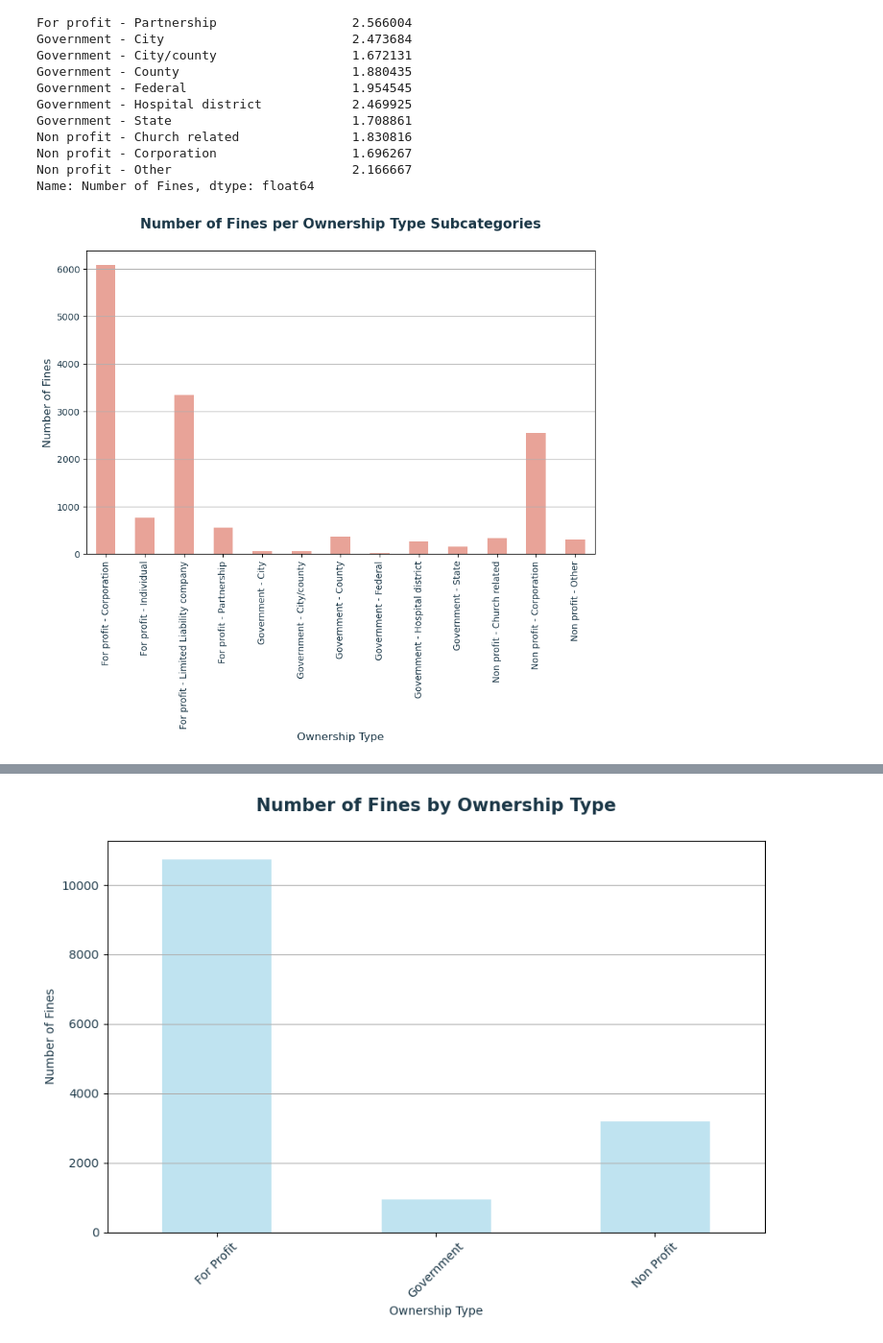
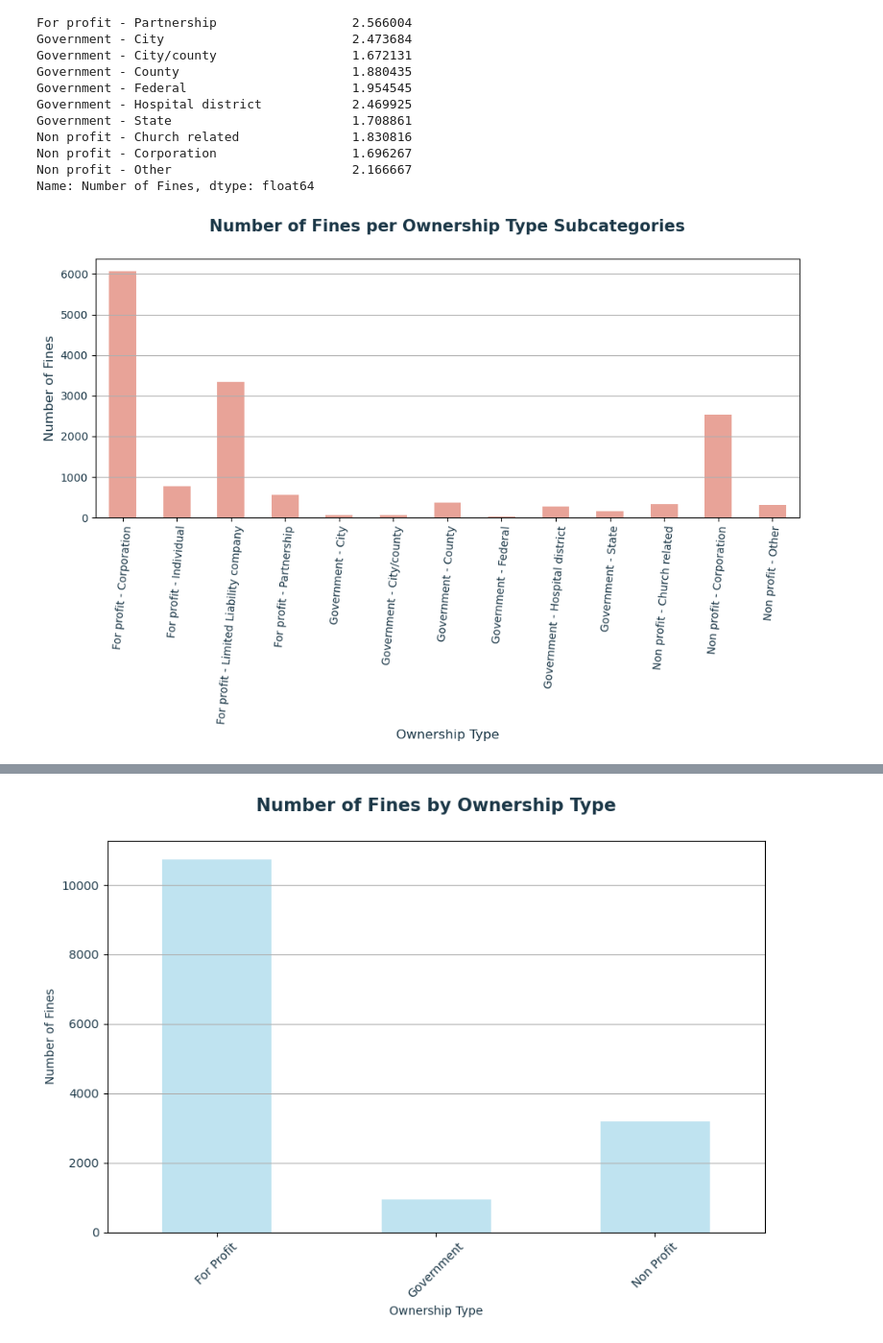
Before and after one commit to mcscodes/Project-1-Data-Visualization, a Jupyter notebook: NursingHomeDataVisualization.ipynb, the cells around one changed output, grey strips where cells are left out. Shown at 96% size. Cells and saved outputs as stored; diff of their text form; code cells hidden in the pictures.

```diff
--- a/NursingHomeDataVisualization.ipynb
+++ b/NursingHomeDataVisualization.ipynb
@@ -301,26 +301,26 @@ Name: Number of Fines, dtype: float64
 # %%
 # Calculate the number of fines based on the 'Ownership Type' column
 fines_by_ownership = nursinghomedataREDUCED.groupby('Ownership Type')['Number of Fines'].count()
 
 # Create a bar chart
-plt.figure(figsize=(10, 6))
+plt.figure(figsize=(10, 7))
 fines_by_ownership.plot(kind='bar', color='#E8A398')
 plt.xlabel('Ownership Type', color=('#1B3747'), fontsize=12)
 plt.ylabel('Number of Fines', color=('#1B3747'), fontsize=12)
 plt.title('Number of Fines per Ownership Type Subcategories', color=('#1B3747'), pad = 25, fontsize=15, weight='bold')
-plt.xticks(rotation=90, color=('#1B3747'))
+plt.xticks(rotation=85, color=('#1B3747'))
 plt.yticks(color=('#1B3747'))
 plt.grid(axis='y')
 ax.set_facecolor('#FCF1E0')
 fig.patch.set_facecolor('#FCF1E0')
-
+plt.tight_layout()
 
 # Save image to folder
 plt.savefig(os.path.join(highresfolder, 'bar_Number of Fines per Ownership Type Subcategories.png'))
 
 plt.show()
 # %% [output]
-[figure, old version]
+[figure, new version]
 # %%
 # Calculate the number of fines based on the 'Ownership Type' column
 fines_by_ownership = nursinghomedataREDUCED.groupby('Ownership Type')['Number of Fines'].mean()
```
Also changed, not shown: parts of 10 cells of this notebook, 12 other files.
